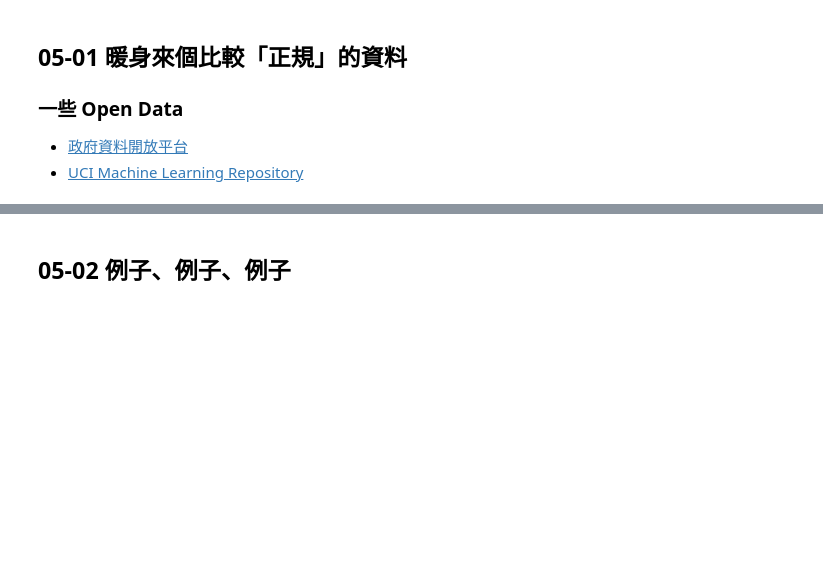
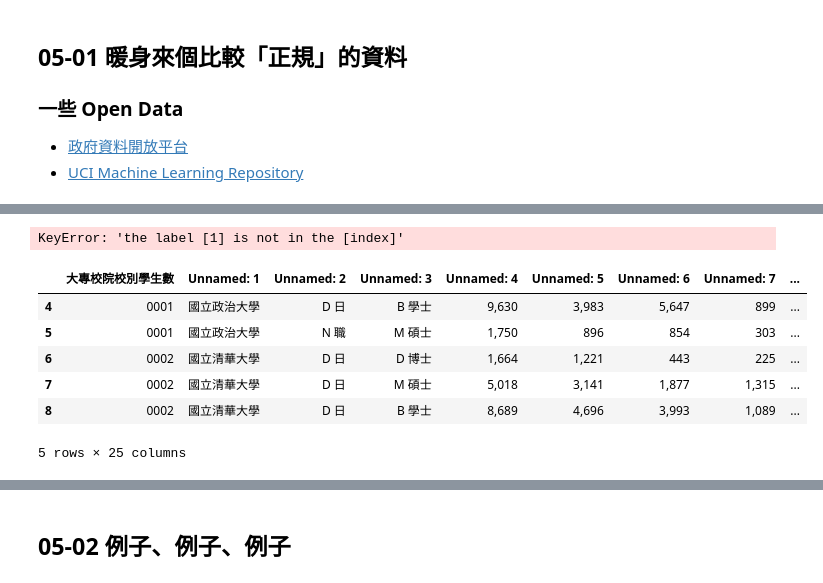
Before and after one commit to nicolesn/python-lab, a Jupyter notebook: 05. Pandas.ipynb, the cells around one changed output, grey strips where cells are left out. Cells and saved outputs as stored; diff of their text form; code cells hidden in the pictures; blank space fills up the shorter version.

```diff
--- a/05. Pandas.ipynb
+++ b/05. Pandas.ipynb
@@ -38,0 +65,4 @@ import locale
+# %%
+colnames = df.loc[1].values
+# %% [output]
+KeyError: 'the label [1] is not in the [index]'
@@ -38,0 +71,10 @@ import locale
+# %%
+df.head()
+# %% [output]
+|  | 大專校院校別學生數 | Unnamed: 1 | Unnamed: 2 | Unnamed: 3 | Unnamed: 4 | Unnamed: 5 | Unnamed: 6 | Unnamed: 7 | ... |
+| 4 | 0001 | 國立政治大學 | D 日 | B 學士 | 9,630 | 3,983 | 5,647 | 899 | ... |
+| 5 | 0001 | 國立政治大學 | N 職 | M 碩士 | 1,750 | 896 | 854 | 303 | ... |
+| 6 | 0002 | 國立清華大學 | D 日 | D 博士 | 1,664 | 1,221 | 443 | 225 | ... |
+| 7 | 0002 | 國立清華大學 | D 日 | M 碩士 | 5,018 | 3,141 | 1,877 | 1,315 | ... |
+| 8 | 0002 | 國立清華大學 | D 日 | B 學士 | 8,689 | 4,696 | 3,993 | 1,089 | ... |
+5 rows × 25 columns
```
Also changed, not shown: parts of 13 cells of this notebook, 4 other files.
